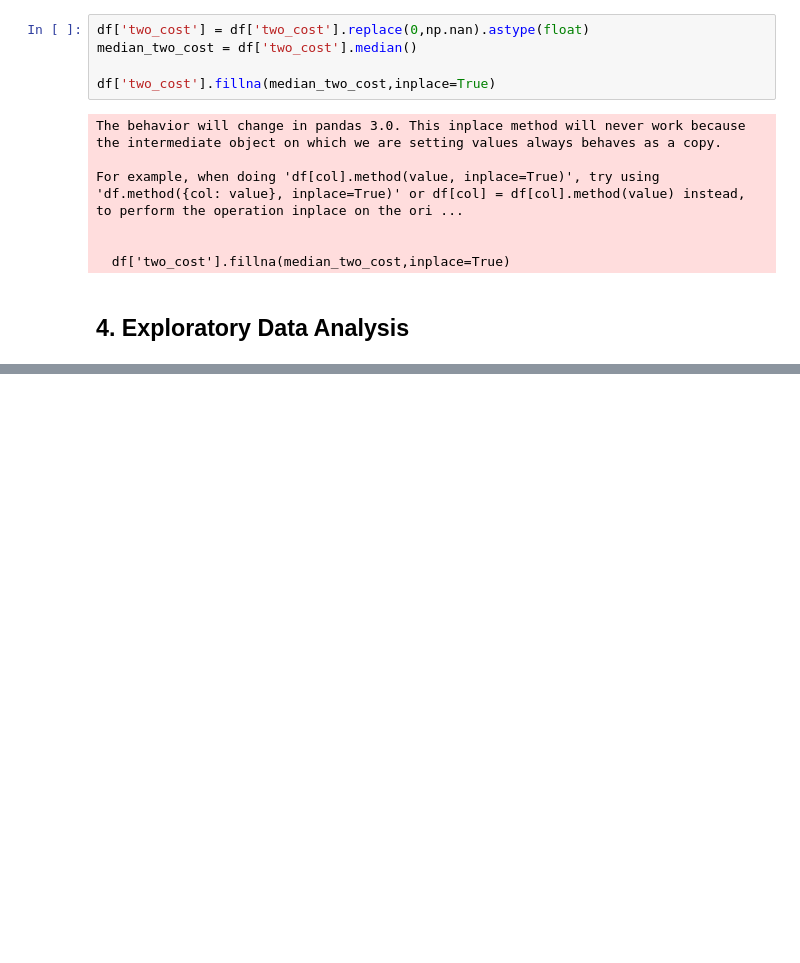
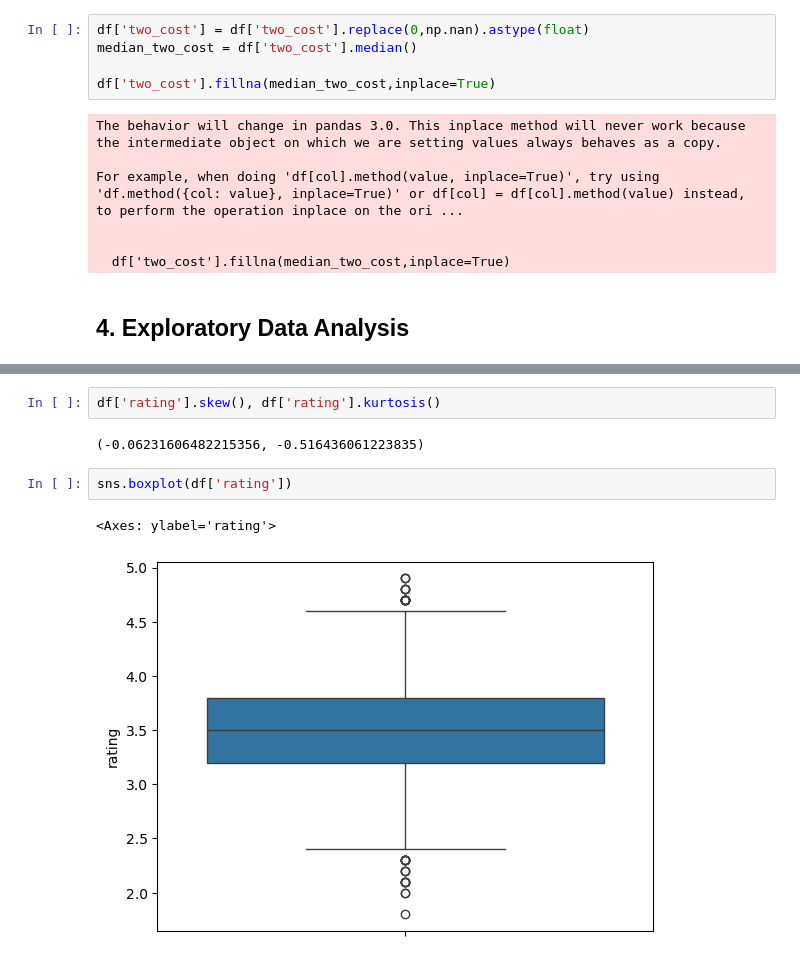
Before and after one commit to gauravvxv/Zomato-Restaurants-Analysis, a Jupyter notebook: Notebook/Zomato.ipynb, the cells around one changed output, grey strips where cells are left out. Saved outputs shown, nothing was run; the diff lists cells and outputs as text; blank space fills up the shorter version.

```diff
--- a/Notebook/Zomato.ipynb
+++ b/Notebook/Zomato.ipynb
@@ -139,0 +177,9 @@ df.describe()
+# %%
+df['rating'].skew(), df['rating'].kurtosis()
+# %% [output]
+(-0.06231606482215356, -0.516436061223835)
+# %%
+sns.boxplot(df['rating'])
+# %% [output]
+<Axes: ylabel='rating'>
+[figure, added]
```
Also changed, not shown: parts of 16 cells of this notebook, 2 other files.
